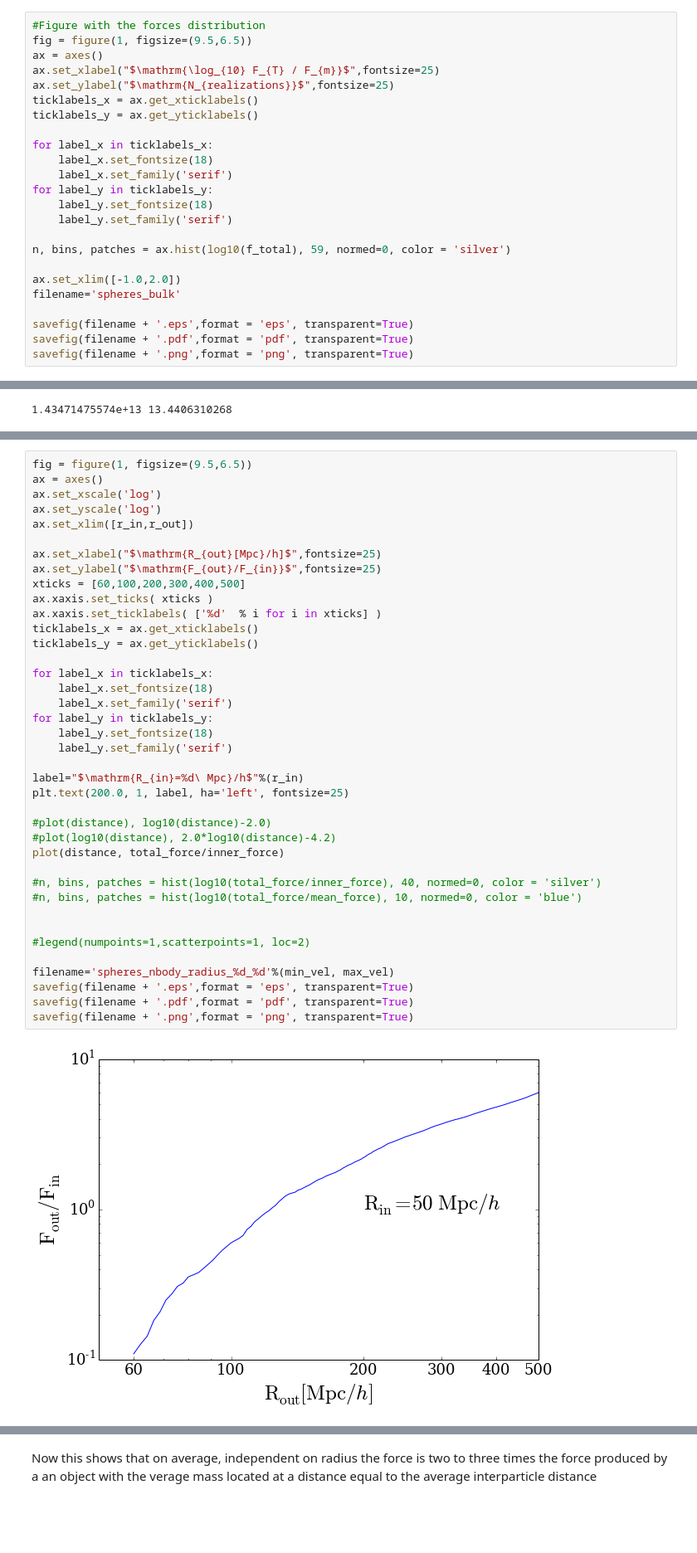
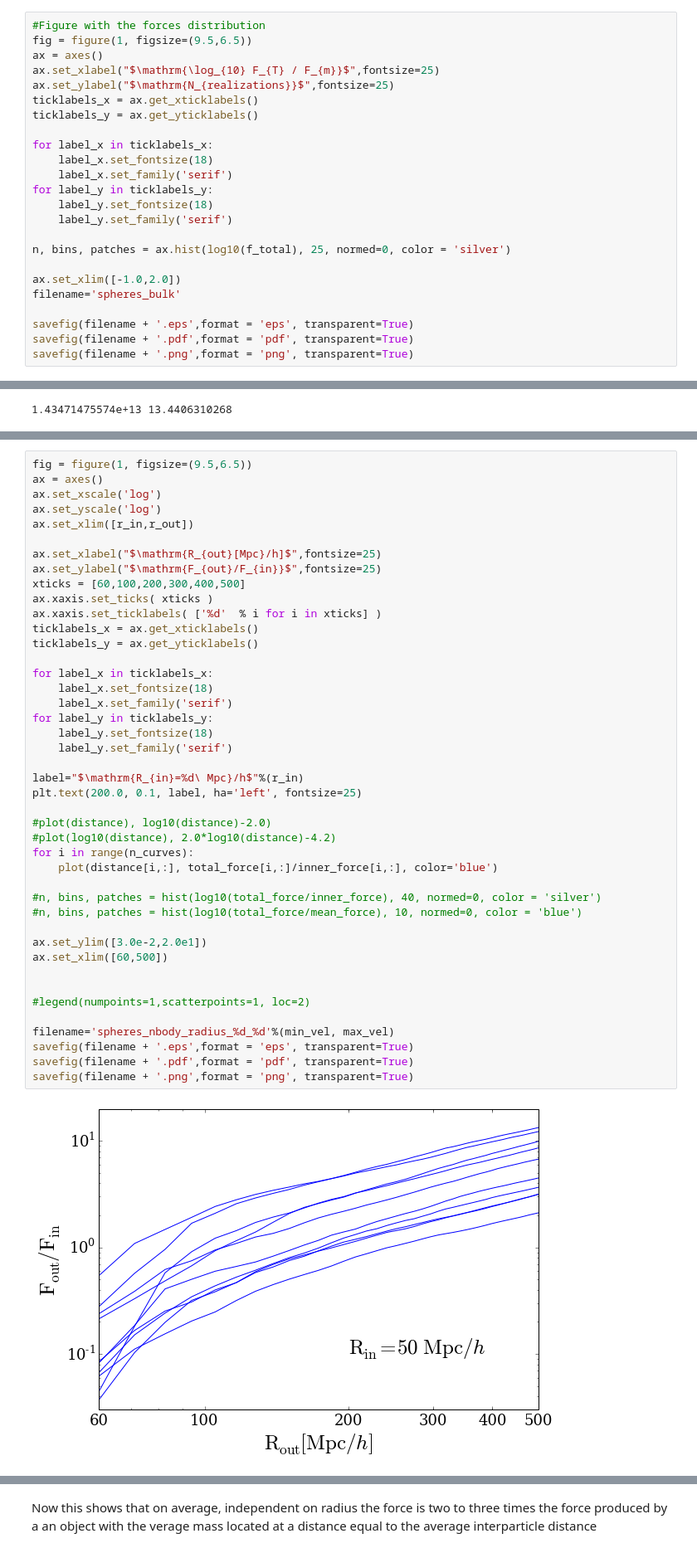
Before and after one commit to forero/spheres, a Jupyter notebook: code/spheres.ipynb, the cells around one changed output, grey strips where cells are left out. Shown: that part at 83% size. Drawn from its saved outputs; the diff is of its cells as text; blank space fills up the shorter version.

Commit message:
cleaning, adding new curves to the growth plot

```diff
--- a/code/spheres.ipynb
+++ b/code/spheres.ipynb
@@ -71,7 +70,7 @@ for label_y in ticklabels_y:
     label_y.set_fontsize(18)
     label_y.set_family('serif')
 
-n, bins, patches = ax.hist(log10(f_total), 59, normed=0, color = 'silver')
+n, bins, patches = ax.hist(log10(f_total), 25, normed=0, color = 'silver')
 
 ax.set_xlim([-1.0,2.0])
 filename='spheres_bulk'
@@ -275,33 +294,37 @@ ax.set_xlabel("$\mathrm{R_{out}[Mpc}/h]$",fontsize=25)
 ax.set_ylabel("$\mathrm{F_{out}/F_{in}}$",fontsize=25)
 xticks = [60,100,200,300,400,500]
 ax.xaxis.set_ticks( xticks )
 ax.xaxis.set_ticklabels( ['%d'  % i for i in xticks] )
 ticklabels_x = ax.get_xticklabels()
 ticklabels_y = ax.get_yticklabels()
 
 for label_x in ticklabels_x:
     label_x.set_fontsize(18)
     label_x.set_family('serif')
 for label_y in ticklabels_y:
     label_y.set_fontsize(18)
     label_y.set_family('serif')
 
 label="$\mathrm{R_{in}=%d\ Mpc}/h$"%(r_in)
-plt.text(200.0, 1, label, ha='left', fontsize=25)
+plt.text(200.0, 0.1, label, ha='left', fontsize=25)
 
 #plot(distance), log10(distance)-2.0)
 #plot(log10(distance), 2.0*log10(distance)-4.2)
-plot(distance, total_force/inner_force)
+for i in range(n_curves):
+    plot(distance[i,:], total_force[i,:]/inner_force[i,:], color='blue')
 
 #n, bins, patches = hist(log10(total_force/inner_force), 40, normed=0, color = 'silver')
 #n, bins, patches = hist(log10(total_force/mean_force), 10, normed=0, color = 'blue')
+
+ax.set_ylim([3.0e-2,2.0e1])
+ax.set_xlim([60,500])
 
 
 #legend(numpoints=1,scatterpoints=1, loc=2)
 
 filename='spheres_nbody_radius_%d_%d'%(min_vel, max_vel)
 savefig(filename + '.eps',format = 'eps', transparent=True)
 savefig(filename + '.pdf',format = 'pdf', transparent=True)
 savefig(filename + '.png',format = 'png', transparent=True)
 # %% [output]
-[figure, old version]
+[figure, new version]
```
Also changed, not shown: parts of 13 cells of this notebook.
